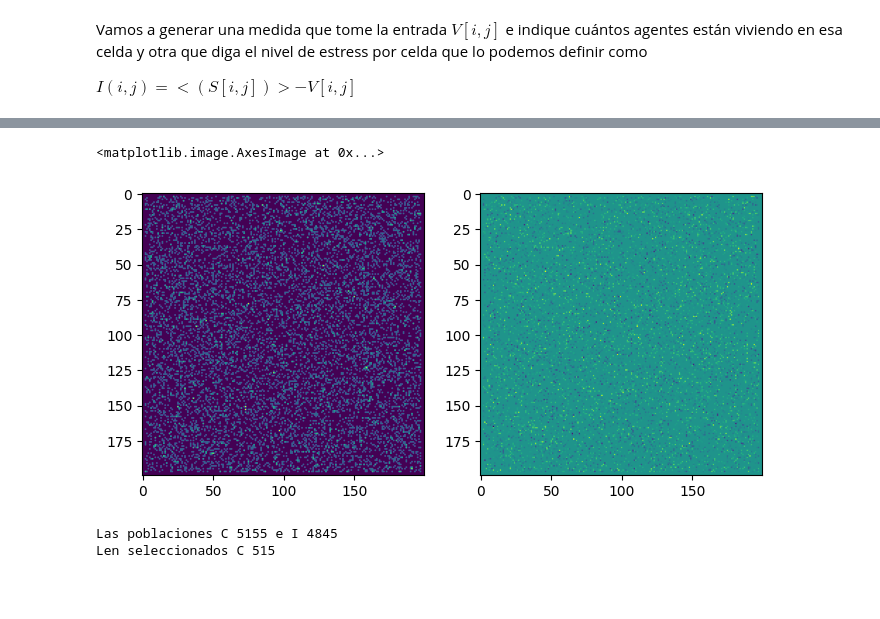
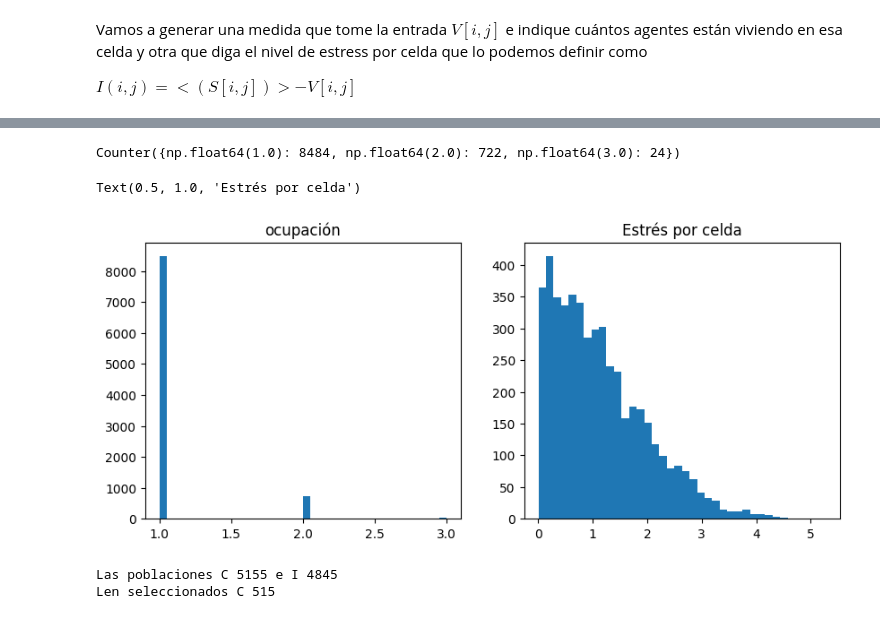
Before and after one commit to sergiohzlz/modelo_gentrificacion, a Jupyter notebook: phd_tercer_semestre.ipynb, the cells around one changed output, grey strips where cells are left out. Saved outputs shown, nothing was run; the diff lists cells and outputs as text; code cells hidden in the pictures; blank space fills up the shorter version.

Commit message:
histograma de estres

```diff
--- a/phd_tercer_semestre.ipynb
+++ b/phd_tercer_semestre.ipynb
@@ -202,35 +203,56 @@ sum([1 for c in V.ocupacion if V.ocupacion[c]>0]), sum([1 for c in V.ocupacion i
 # %%
-def ocupacion(dicc_salarios, shp):
+def fd_bins(data):
+    """
+    Método Freedman–Diaconis para calcular número de bins para histograma
+    """
+    n = len(data)
+    iqr = np.percentile(data, 75) - np.percentile(data, 25)
+    h = 2 * iqr / n**(1/3)
+    return int(np.ceil((data.max() - data.min()) / h))
+
+def ocupacion(dicc_salarios, shp, fbins=fd_bins):
     """
     Ocupación en cada celda
     """
     O = np.zeros(shp)
     for t, val in dicc_salarios.items():
         O[t] = len(val)
-    return O
-def estres(M, dic_salarios):
+    data = O[O!=0]
+    #nbins = fbins(data)
+    return data, nbins
+
+def estres(M, dic_salarios, fbins=fd_bins):
     """
-    Función para medir el estrés por celda
+    Función para medir el estrés por celda y agruparla toda en un
+    histograma. Recibe los salarios de cada
     """
     E = np.zeros_like(M)
     salarios = {tuple(map(int, pos))  : float(np.mean([x.salario for x in agentes]) )
                 for pos,agentes in dic_salarios.items()}
-#     print(salarios)
     for t, val in salarios.items():
         E[t] = val - M[t]
-    return E, salarios
+    datos = E[E>0]
+    nbins = fbins(datos)
+    return datos, salarios, nbins
 
 
-E, salarios_por_celda = estres(V.V, V.agentes)
-O = ocupacion(V.agentes, V.V.shape)
+E, salarios_por_celda, nbins = estres(V.V, V.agentes)
+O, bins_o = ocupacion(V.agentes, V.V.shape)
+# %%
+
+Counter(O)
+# %% [output]
+Counter({np.float64(1.0): 8484, np.float64(2.0): 722, np.float64(3.0): 24})
 # %%
-fig, ax = plt.subplots(1,2, figsize=(8,8))
+fig, ax = plt.subplots(1,2, figsize=(10,4))
 
-ax[0].imshow(O)
-ax[1].imshow(E)
+ax[0].hist(O, bins=bins_o);
+ax[0].set_title('ocupación')
+ax[1].hist(E, bins=nbins);
+ax[1].set_title('Estrés por celda')
 # %% [output]
-<matplotlib.image.AxesImage at 0x...>
+Text(0.5, 1.0, 'Estrés por celda')
-[figure, old version]
+[figure, new version]
 # %%
 V.itera(alfa=0.1, beta=0.2)
 # %% [output]
```
Also changed, not shown: parts of 4 cells of this notebook, 2 other files.
